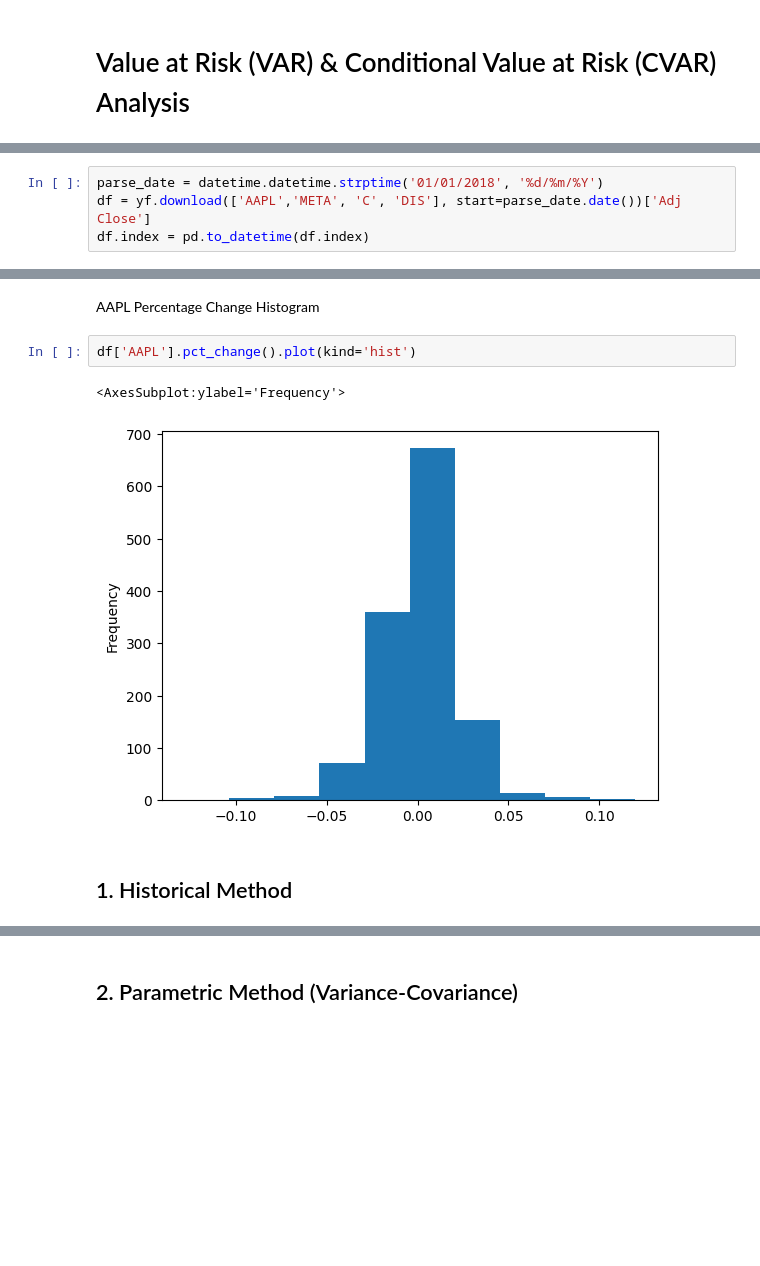
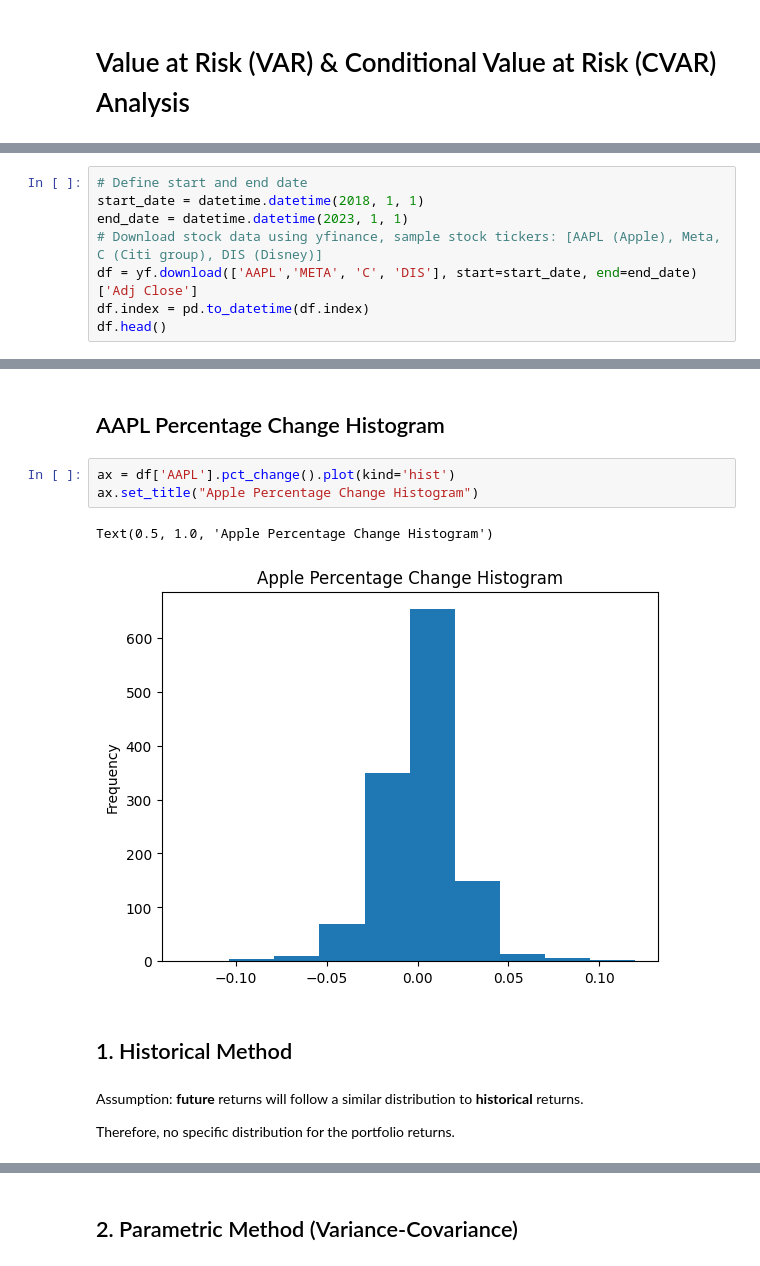
Before and after one commit to caesarw0/CVAR_analysis, a Jupyter notebook: VAR_CVAR_simple.ipynb, the cells around one changed output, grey strips where cells are left out. Drawn from its saved outputs; the diff is of its cells as text; blank space fills up the shorter version.

```diff
--- a/VAR_CVAR_simple.ipynb
+++ b/VAR_CVAR_simple.ipynb
@@ -13,6 +14,10 @@ Get sample stock data
 # %%
-parse_date = datetime.datetime.strptime('01/01/2018', '%d/%m/%Y')
-df = yf.download(['AAPL','META', 'C', 'DIS'], start=parse_date.date())['Adj Close']
+# Define start and end date
+start_date = datetime.datetime(2018, 1, 1)
+end_date = datetime.datetime(2023, 1, 1)
+# Download stock data using yfinance, sample stock tickers: [AAPL (Apple), Meta, C (Citi group), DIS (Disney)]
+df = yf.download(['AAPL','META', 'C', 'DIS'], start=start_date, end=end_date)['Adj Close']
 df.index = pd.to_datetime(df.index)
+df.head()
 # %% [output]
 [*********************100%***********************]  4 of 4 completed
@@ -35,10 +39,15 @@ df.plot.line(xlabel="Time", ylabel="Sunspots");
 # %% [markdown]
-AAPL Percentage Change Histogram
+## AAPL Percentage Change Histogram
 # %%
-df['AAPL'].pct_change().plot(kind='hist')
+ax = df['AAPL'].pct_change().plot(kind='hist')
+ax.set_title("Apple Percentage Change Histogram")
 # %% [output]
-<AxesSubplot:ylabel='Frequency'>
+Text(0.5, 1.0, 'Apple Percentage Change Histogram')
-[figure, old version]
+[figure, new version]
 # %% [markdown]
 ## 1. Historical Method
+# %% [markdown]
+Assumption: **future** returns will follow a similar distribution to **historical** returns.
+
+Therefore, no specific distribution for the portfolio returns.
 # %%
```
Also changed, not shown: parts of 30 cells of this notebook.
